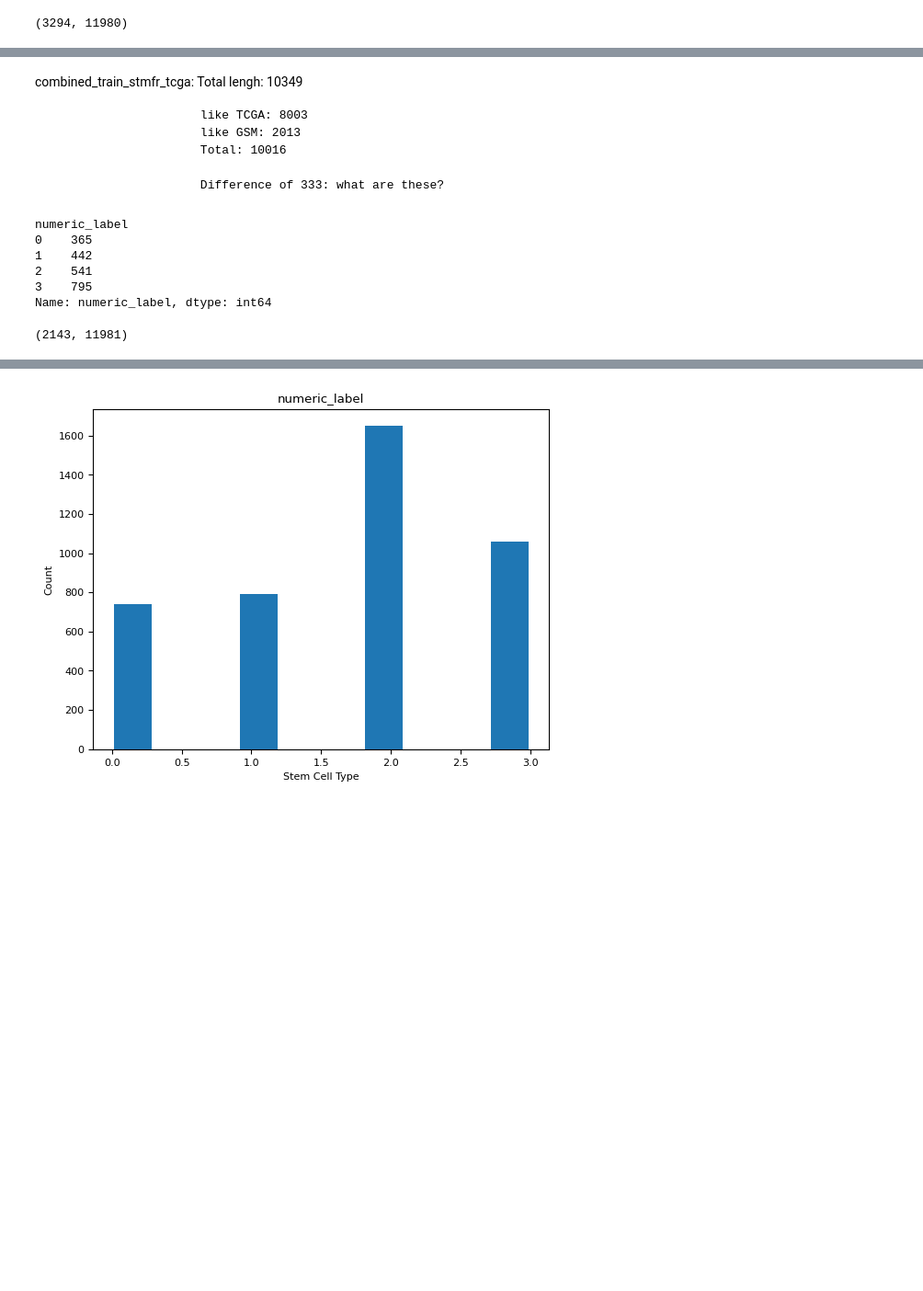
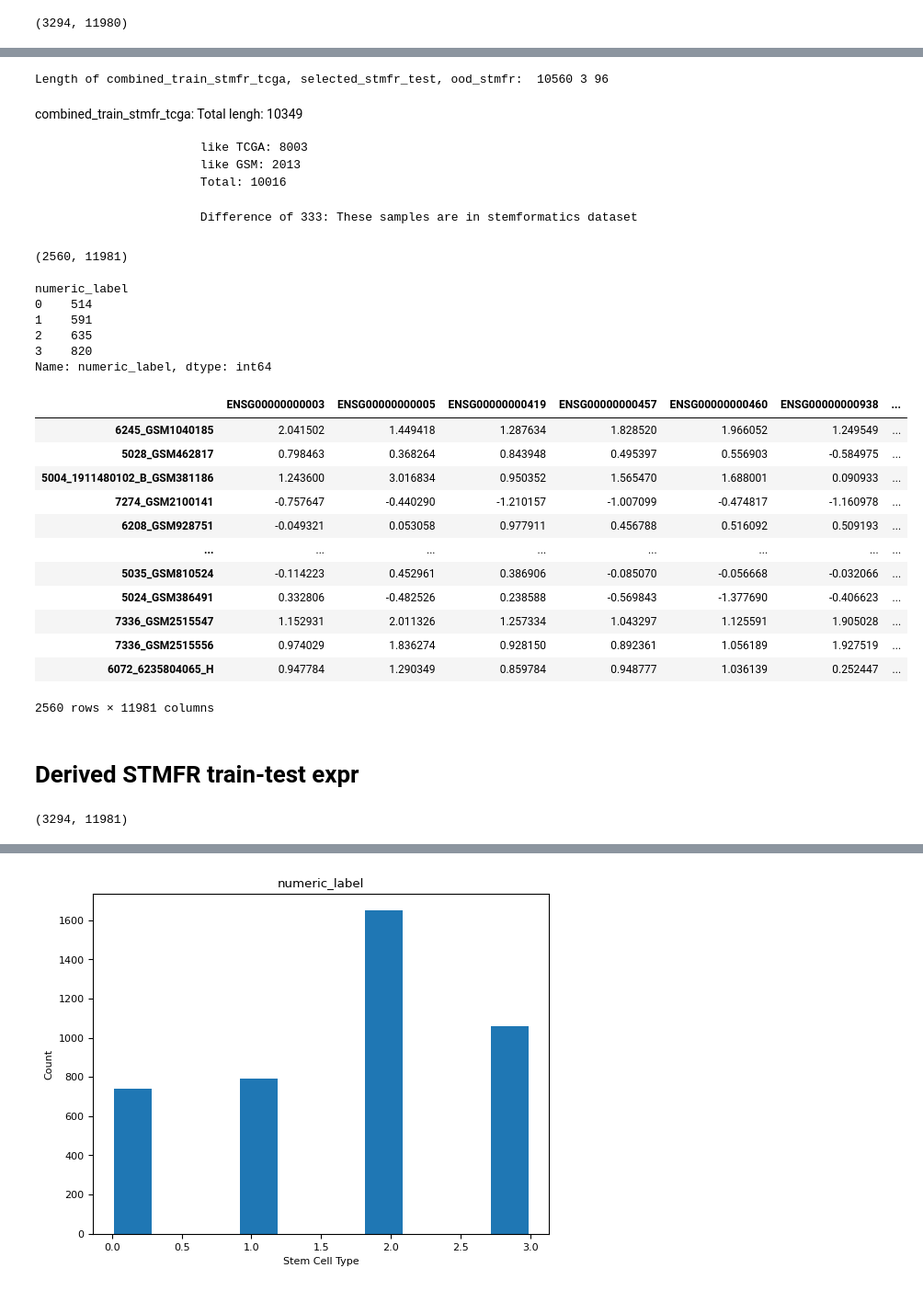
Before and after one commit to bhaveshneekhra/model_agreement, a Jupyter notebook: model_agreement.ipynb, the cells around one changed output, grey strips where cells are left out. Shown at 92% size. Cells and saved outputs as stored; diff of their text form; code cells hidden in the pictures; blank space fills up the shorter version.

Commit message:
stmfr class probabilities on real and derived

```diff
--- a/model_agreement.ipynb
+++ b/model_agreement.ipynb
@@ -522,7 +522,7 @@ while True:
 
             print("Round ", round," ends.")
             round = round + 1
-            if selected_tcga_samples_test < 5:
+            if len(selected_tcga_samples_test) < 5:
                 print("No of selected TCGA samples for next round is less than 5")
 
                 break
@@ -624,8 +624,11 @@ stmfr_unlabelled_df.shape
 combined_train_stmfr_tcga, selected_stmfr_test, ood_stmfr = prediction_agreement_models(tcga_labeled_df, stmfr_unlabelled_df, "", n_models=100)
 
 print("Length of combined_train_stmfr_tcga, selected_stmfr_test, ood_stmfr: ",
+                len(combined_train_stmfr_tcga), len(selected_stmfr_test), len(ood_stmfr))
 
-                len(combined_train_stmfr_tcga), len(selected_stmfr_test), len(ood_stmfr))
+stmfr_curr_round_labelled = combined_train_stmfr_tcga.filter(regex='^((?!TCGA).)*$', axis=0)
+stmfr_curr_round_combined = pd.concat([stmfr_curr_round_labelled, selected_stmfr_test])
+print(stmfr_curr_round_combined.groupby(['numeric_label'])['numeric_label'].count())
 # %% [output]
 STOP: TOTAL NO. of ITERATIONS REACHED LIMIT.
 
@@ -659,0 +657,31 @@ combined_train_stmfr_tcga.shape
+# %%
+round = 2
+while True:
+    try:
+        if len(ood_stmfr) > 0.005*len(stmfr_unlabelled_df):
+            print("Round ", round, " starts:\n\n")
+            print("Length of combined_train_stmfr_tcga, selected_stmfr_test, ood_stmfr: ",
+                    len(combined_train_stmfr_tcga), len(selected_stmfr_test), len(ood_stmfr))
+
+            combined_train_stmfr_tcga, selected_stmfr_test, ood_stmfr = prediction_agreement_models(
+                combined_train_stmfr_tcga, ood_stmfr, selected_stmfr_test, n_models=100)
+
+            print("Length of combined_train_stmfr_tcga, selected_stmfr_test, ood_stmfr: ",
+                    len(combined_train_stmfr_tcga), len(selected_stmfr_test), len(ood_stmfr))
+
+            stmfr_curr_round_labelled = combined_train_stmfr_tcga.filter(regex='^((?!TCGA).)*$', axis=0)
+            stmfr_curr_round_combined = pd.concat([stmfr_curr_round_labelled, selected_stmfr_test])
+            print(stmfr_curr_round_combined.groupby(['numeric_label'])['numeric_label'].count())
+
+            print("Round ", round," ends.")
+            round = round + 1
+            if len(selected_stmfr_test) < 5:
+                print("No of selected STMFR samples for next round is less than 5")
+                break
+        else:
+            print("No of samples in OOD is less than 5\% of the original")
+            break
+    except Exception as e:
+        #Handle the exception
+        print("An exception occurred:", e)
+        break
@@ -660,3 +745,8 @@ combined_train_stmfr_tcga.shape
+# %%
+print("Length of combined_train_stmfr_tcga, selected_stmfr_test, ood_stmfr: ",
+                    len(combined_train_stmfr_tcga), len(selected_stmfr_test), len(ood_stmfr))
+# %% [output]
+Length of combined_train_stmfr_tcga, selected_stmfr_test, ood_stmfr:  10560 3 96
 # %% [markdown]
 
 combined_train_stmfr_tcga: Total lengh: 10349
@@ -665,17 +755,21 @@ combined_train_stmfr_tcga: Total lengh: 10349
                          like GSM: 2013
                          Total: 10016
 
-                         Difference of 333: what are these?
+                         Difference of 333: These samples are in stemformatics dataset
 # %%
 # combined_train_stmfr_tcga.filter(regex='^((?!TCGA).)*$', axis=0)
+
+stmfr_curr_round_combined.shape
+# %% [output]
+(2560, 11981)
 # %%
 stmfr_curr_round_labelled = combined_train_stmfr_tcga.filter(regex='^((?!TCGA).)*$', axis=0)
 stmfr_curr_round_combined = pd.concat([stmfr_curr_round_labelled, selected_stmfr_test])
 print(stmfr_curr_round_combined.groupby(['numeric_label'])['numeric_label'].count())
 # %% [output]
 numeric_label
-0    365
-1    442
-2    541
-3    795
+0    514
+1    591
+2    635
+3    820
 Name: numeric_label, dtype: int64
@@ -682,4 +778,18 @@ Name: numeric_label, dtype: int64
 # %%
-stmfr_curr_round_combined.shape
+stmfr_curr_round_combined
 # %% [output]
+|  | ENSG00000000003 | ENSG00000000005 | ENSG00000000419 | ENSG00000000457 | ENSG00000000460 | ENSG00000000938 | ... |
+| 6245_GSM1040185 | 2.041502 | 1.449418 | 1.287634 | 1.828520 | 1.966052 | 1.249549 | ... |
+| 5028_GSM462817 | 0.798463 | 0.368264 | 0.843948 | 0.495397 | 0.556903 | -0.584975 | ... |
+| 5004_1911480102_B_GSM381186 | 1.243600 | 3.016834 | 0.950352 | 1.565470 | 1.688001 | 0.090933 | ... |
+| 7274_GSM2100141 | -0.757647 | -0.440290 | -1.210157 | -1.007099 | -0.474817 | -1.160978 | ... |
+| 6208_GSM928751 | -0.049321 | 0.053058 | 0.977911 | 0.456788 | 0.516092 | 0.509193 | ... |
+| ... | ... | ... | ... | ... | ... | ... | ... |
+| 5035_GSM810524 | -0.114223 | 0.452961 | 0.386906 | -0.085070 | -0.056668 | -0.032066 | ... |
+| 5024_GSM386491 | 0.332806 | -0.482526 | 0.238588 | -0.569843 | -1.377690 | -0.406623 | ... |
+| 7336_GSM2515547 | 1.152931 | 2.011326 | 1.257334 | 1.043297 | 1.125591 | 1.905028 | ... |
+| 7336_GSM2515556 | 0.974029 | 1.836274 | 0.928150 | 0.892361 | 1.056189 | 1.927519 | ... |
+| 6072_6235804065_H | 0.947784 | 1.290349 | 0.859784 | 0.948777 | 1.036139 | 0.252447 | ... |
-(2143, 11981)
+2560 rows × 11981 columns
+# %% [markdown]
+# Derived STMFR train-test expr
@@ -685,0 +877,4 @@ stmfr_curr_round_combined.shape
+# %%
+df.shape
+# %% [output]
+(3294, 11981)
```
Also changed, not shown: parts of 13 cells of this notebook.
